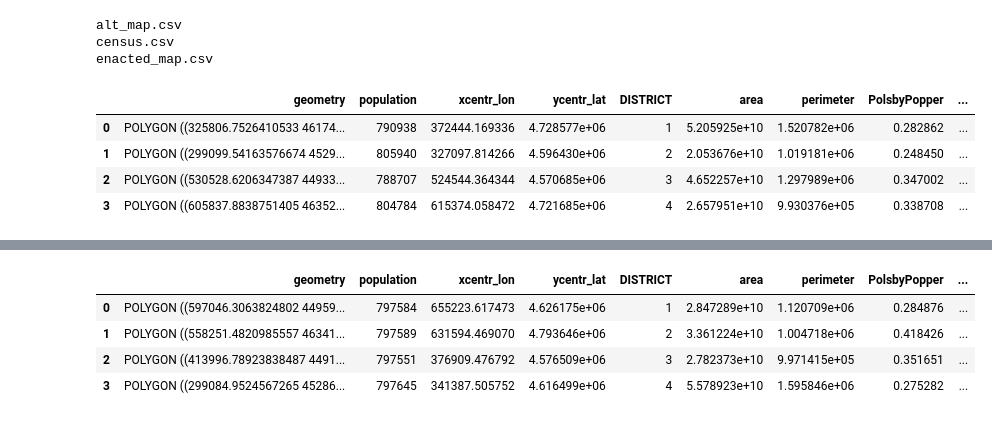
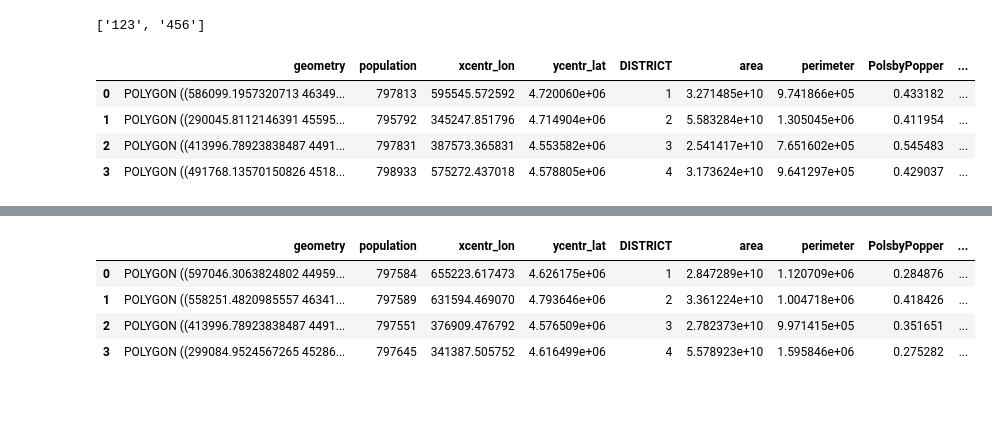
Before and after one commit to stefaniegwangphd/ia-redistricting, a Jupyter notebook: compactness_analysis.ipynb, the cells around one changed output, grey strips where cells are left out. Cells and saved outputs as stored; diff of their text form; code cells hidden in the pictures.

```diff
--- a/compactness_analysis.ipynb
+++ b/compactness_analysis.ipynb
@@ -10,12 +18,20 @@ from scipy.stats import percentileofscore
+# %%
+dummy_list
+# %% [output]
+['123', '456']
 # %%
 #print all csv files from the allocation_by_district folder
 #note: not in order!
-# glob.glob('./allocation_by_district/*.csv')
+seeds_by_district_csv_files=glob.glob('./allocation_by_district/*.csv')
+# seeds_by_district_csv_files
 
 #alt method for printing all the files...
-for files in glob.glob("*.csv"):
-    print(files)
+# for files in glob.glob("./allocation_by_district/*.csv"):
+#     print(files)
+
+#this will get an unsorted list of seeds for all files in ./allocation_by_district folder
+district_seeds_list=[]
+for fname in seeds_by_district_csv_files:
+    res = re.findall("seed_(\d+)_by_district.csv", fname)
+    if not res: continue
+    district_seeds_list.append(res[0]) # You can append the result to a list
-# %% [output]
-alt_map.csv
-census.csv
-enacted_map.csv
@@ -37,12 +60,12 @@ for i in range(num_files):
 # %%
-df=pd.read_csv('./allocation_by_district/seed_000_by_district.csv')
+df=pd.read_csv('./allocation_by_district/seed_005_by_district.csv')
 df.head()
 # %% [output]
 |  | geometry | population | xcentr_lon | ycentr_lat | DISTRICT | area | perimeter | PolsbyPopper | ... |
-| 0 | POLYGON ((325806.7526410533 46174... | 790938 | 372444.169336 | 4.728577e+06 | 1 | 5.205925e+10 | 1.520782e+06 | 0.282862 | ... |
-| 1 | POLYGON ((299099.54163576674 4529... | 805940 | 327097.814266 | 4.596430e+06 | 2 | 2.053676e+10 | 1.019181e+06 | 0.248450 | ... |
-| 2 | POLYGON ((530528.6206347387 44933... | 788707 | 524544.364344 | 4.570685e+06 | 3 | 4.652257e+10 | 1.297989e+06 | 0.347002 | ... |
-| 3 | POLYGON ((605837.8838751405 46352... | 804784 | 615374.058472 | 4.721685e+06 | 4 | 2.657951e+10 | 9.930376e+05 | 0.338708 | ... |
+| 0 | POLYGON ((586099.1957320713 46349... | 797813 | 595545.572592 | 4.720060e+06 | 1 | 3.271485e+10 | 9.741866e+05 | 0.433182 | ... |
+| 1 | POLYGON ((290045.8112146391 45595... | 795792 | 345247.851796 | 4.714904e+06 | 2 | 5.583284e+10 | 1.305045e+06 | 0.411954 | ... |
+| 2 | POLYGON ((413996.78923838487 4491... | 797831 | 387573.365831 | 4.553582e+06 | 3 | 2.541417e+10 | 7.651602e+05 | 0.545483 | ... |
+| 3 | POLYGON ((491768.13570150826 4518... | 798933 | 575272.437018 | 4.578805e+06 | 4 | 3.173624e+10 | 9.641297e+05 | 0.429037 | ... |
 # %%
 full_nestedlist=[]
 for j in range(num_files):
```
Also changed, not shown: parts of 6 cells of this notebook, 1 other file.
